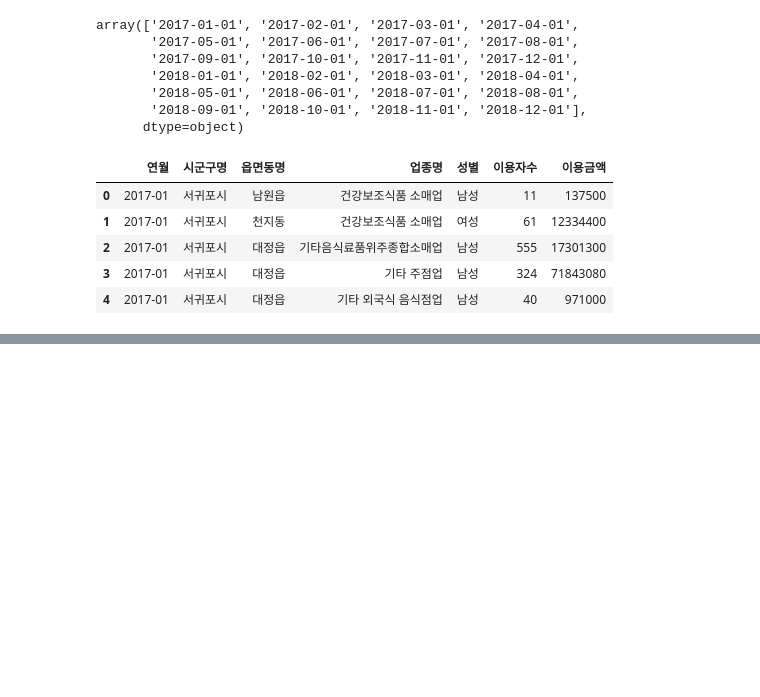
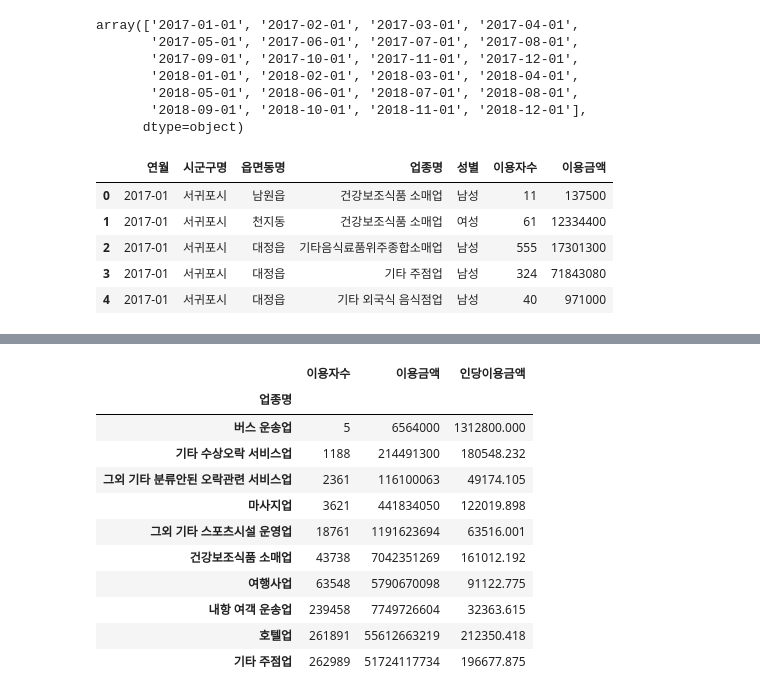
Before and after one commit to Crystal-0109/Codeit, a Jupyter notebook: JejuCardUseProject/jeju_card_project2.ipynb, the cells around one changed output, grey strips where cells are left out. Cells and saved outputs as stored; diff of their text form; code cells hidden in the pictures; blank space fills up the shorter version.

```diff
--- a/JejuCardUseProject/jeju_card_project2.ipynb
+++ b/JejuCardUseProject/jeju_card_project2.ipynb
@@ -250,0 +315,15 @@ jeju_reg_df.head()
+# %%
+groupby_sector.sort_values(by='이용자수').head(10)
+# %% [output]
+|  | 이용자수 | 이용금액 | 인당이용금액 |
+| 업종명 |  |  |  |
+| 버스 운송업 | 5 | 6564000 | 1312800.000 |
+| 기타 수상오락 서비스업 | 1188 | 214491300 | 180548.232 |
+| 그외 기타 분류안된 오락관련 서비스업 | 2361 | 116100063 | 49174.105 |
+| 마사지업 | 3621 | 441834050 | 122019.898 |
+| 그외 기타 스포츠시설 운영업 | 18761 | 1191623694 | 63516.001 |
+| 건강보조식품 소매업 | 43738 | 7042351269 | 161012.192 |
+| 여행사업 | 63548 | 5790670098 | 91122.775 |
+| 내항 여객 운송업 | 239458 | 7749726604 | 32363.615 |
+| 호텔업 | 261891 | 55612663219 | 212350.418 |
+| 기타 주점업 | 262989 | 51724117734 | 196677.875 |
```
Also changed, not shown: parts of 14 cells of this notebook.
